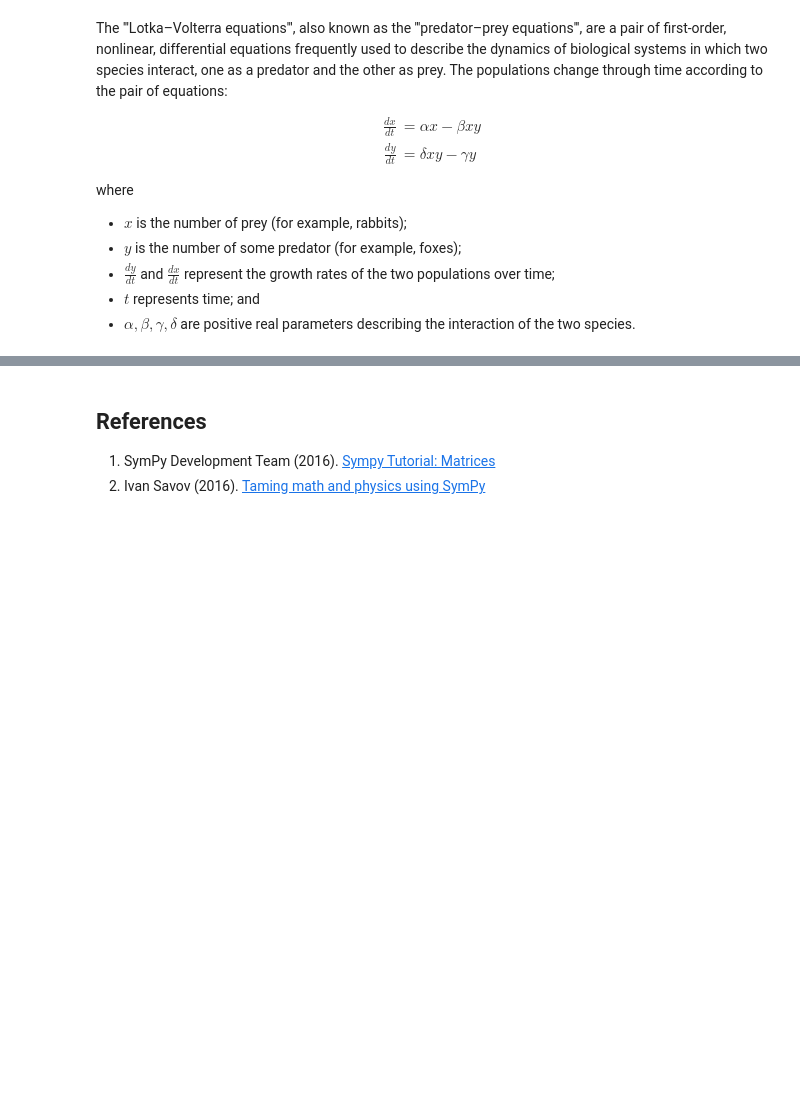
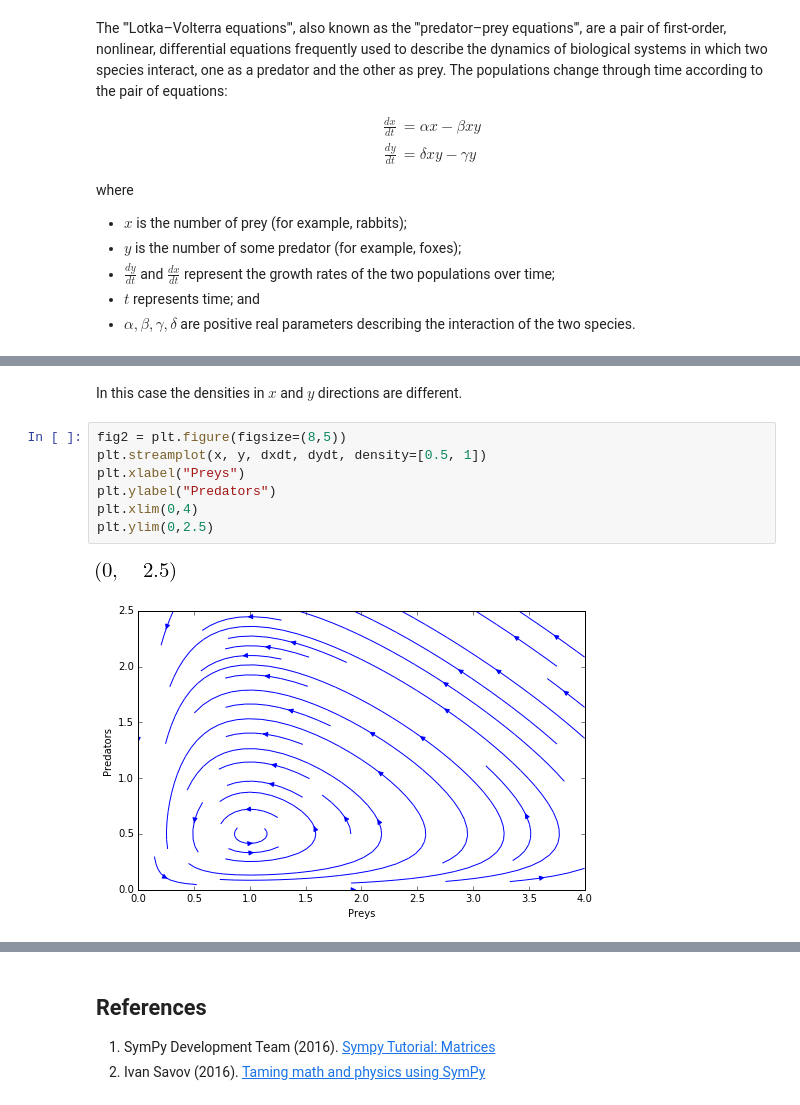
Before and after one commit to nicoguaro/AdvancedMath, a Jupyter notebook: Notebooks/ODE.ipynb, the cells around one changed output, grey strips where cells are left out. Saved outputs shown, nothing was run; the diff lists cells and outputs as text; blank space fills up the shorter version.

```diff
--- a/Notebooks/ODE.ipynb
+++ b/Notebooks/ODE.ipynb
@@ -138,0 +159,12 @@ plt.show()
+# %% [markdown]
+In this case the densities in $x$ and $y$ directions are different.
+# %%
+fig2 = plt.figure(figsize=(8,5))
+plt.streamplot(x, y, dxdt, dydt, density=[0.5, 1])
+plt.xlabel("Preys")
+plt.ylabel("Predators")
+plt.xlim(0,4)
+plt.ylim(0,2.5)
+# %% [output]
+[figure, added]
+[figure, added]
```
Also changed, not shown: parts of 13 cells of this notebook, 5 other files.
